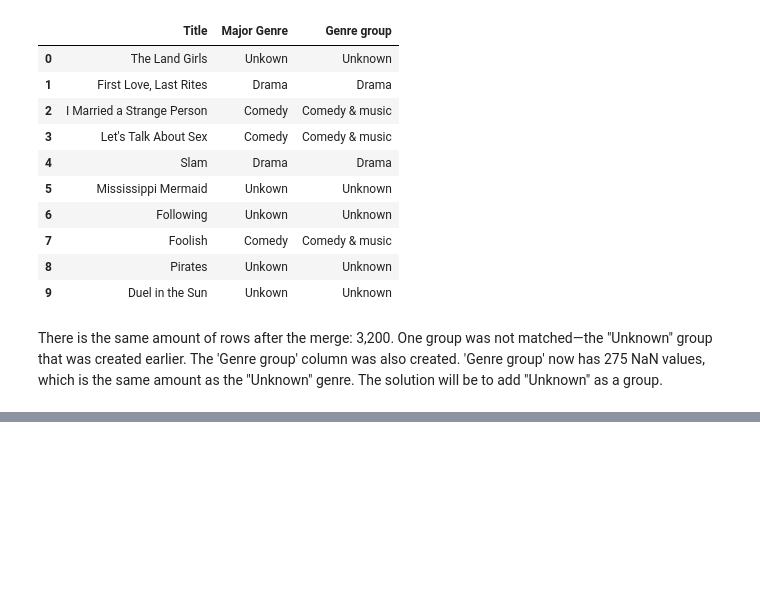
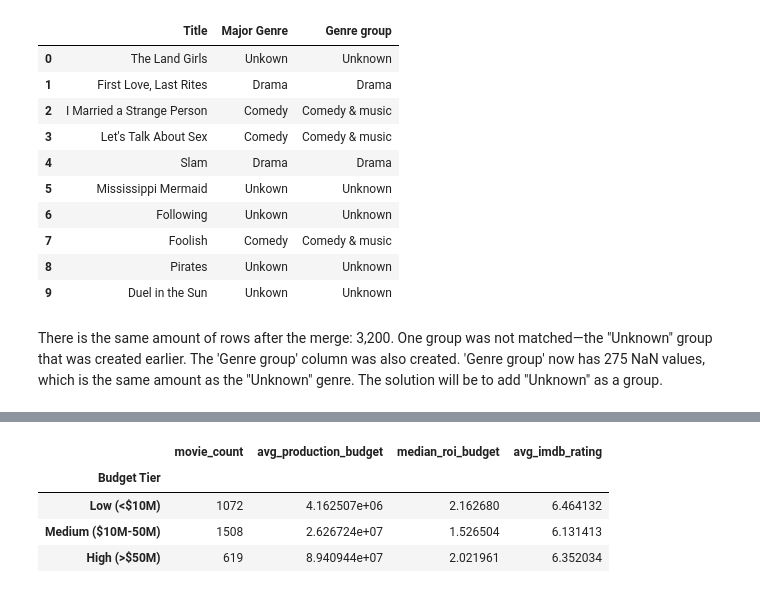
Before and after one commit to Danie1Alexandre/Lexicon---Python---AI, a Jupyter notebook: Data analysis and Visualisation/Project/project investigate a movies data set.ipynb, the cells around one changed output, grey strips where cells are left out. Cells and saved outputs as stored; diff of their text form; code cells hidden in the pictures; blank space fills up the shorter version.

```diff
--- a/Data analysis and Visualisation/Project/project investigate a movies data set.ipynb
+++ b/Data analysis and Visualisation/Project/project investigate a movies data set.ipynb
@@ -415,0 +460,14 @@ There is the same amount of rows after the merge: 3,200. One group was not match
+# %%
+budget_sumamary = df.groupby('Budget Tier', observed=False).agg(
+    movie_count= ('Title', 'count'),
+    avg_production_budget=('Production Budget', 'mean'),
+    median_roi_budget=('Return of investment Ratio', 'median'),
+    avg_imdb_rating=('IMDB Rating', 'mean')
+)
+display(budget_sumamary)
+# %% [output]
+|  | movie_count | avg_production_budget | median_roi_budget | avg_imdb_rating |
+| Budget Tier |  |  |  |  |
+| Low (<$10M) | 1072 | 4.162507e+06 | 2.162680 | 6.464132 |
+| Medium ($10M-50M) | 1508 | 2.626724e+07 | 1.526504 | 6.131413 |
+| High (>$50M) | 619 | 8.940944e+07 | 2.021961 | 6.352034 |
```
Also changed, not shown: parts of 8 cells of this notebook.
